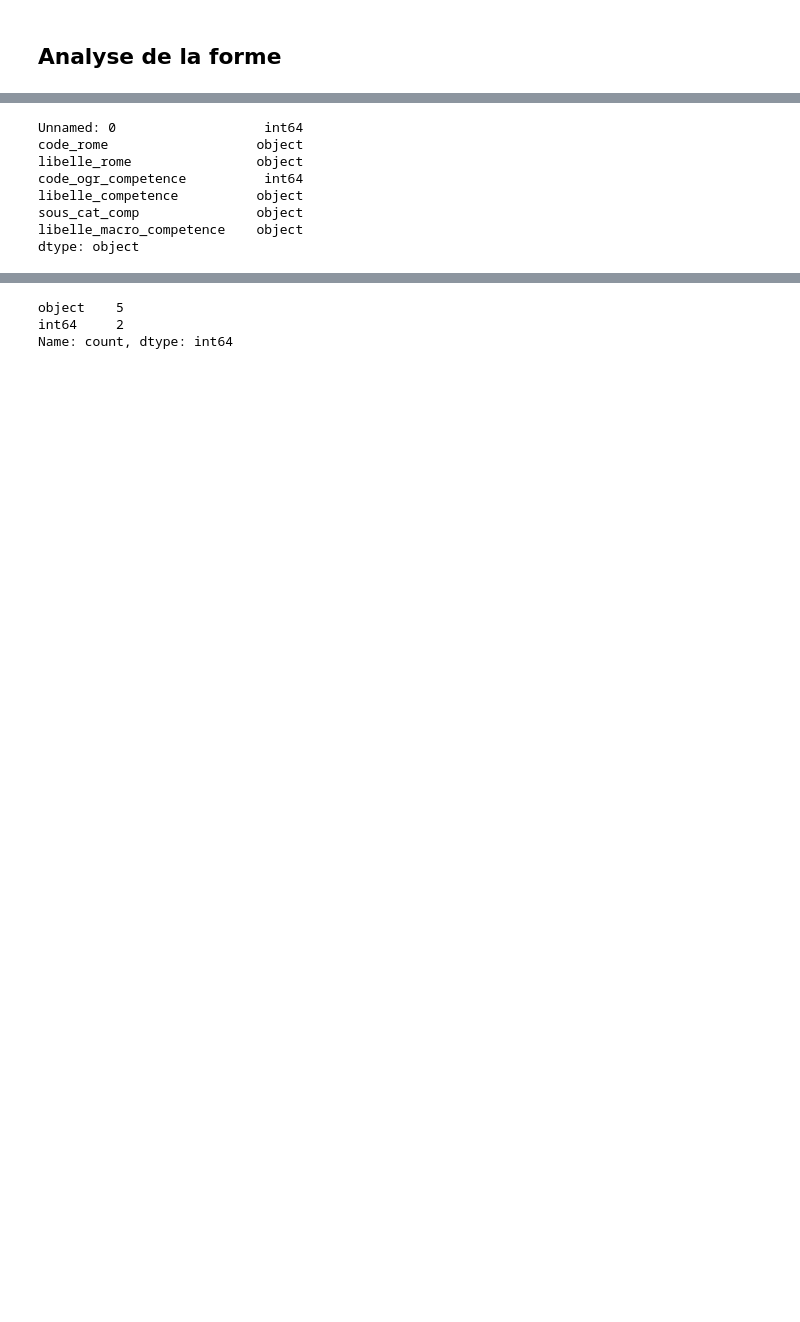
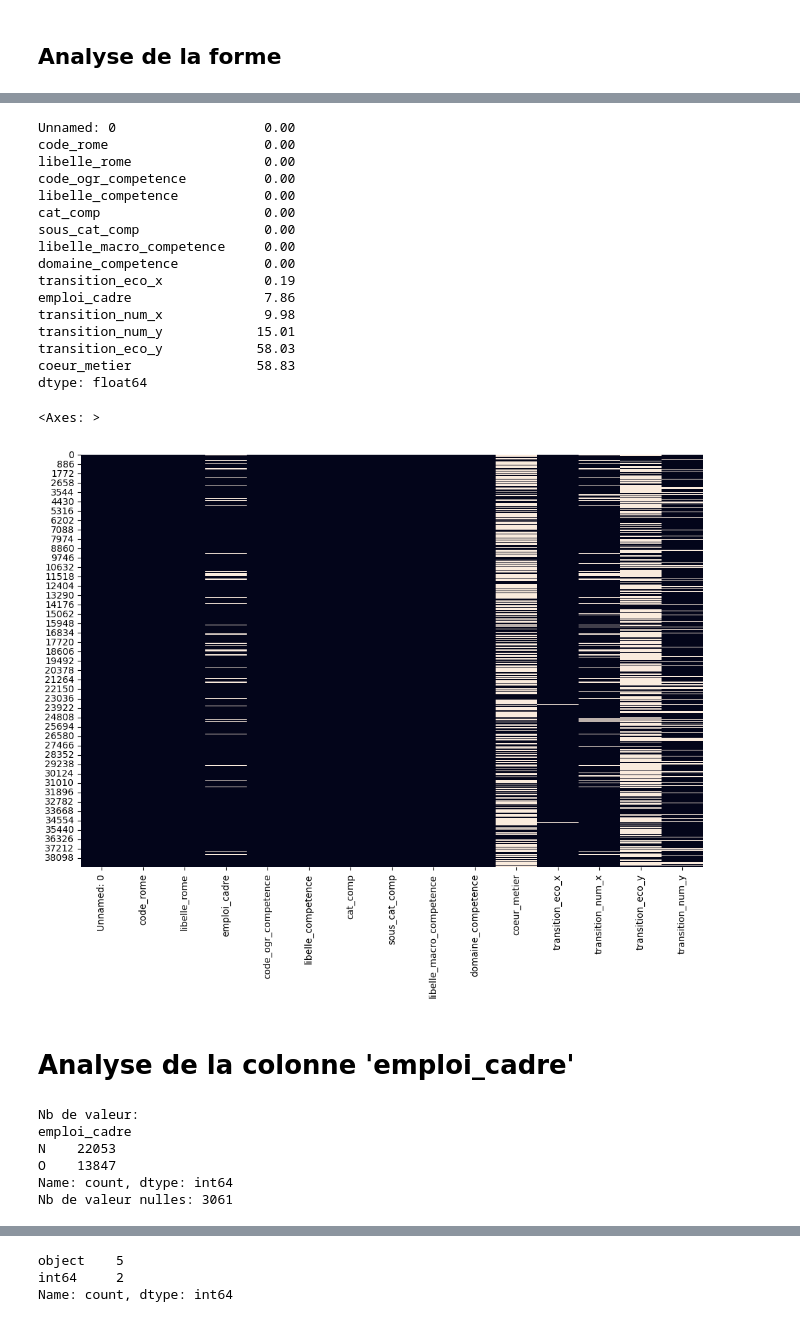
Before and after one commit to salphonse/Radar-Metier, a Jupyter notebook: script/ML/ML - EDA.ipynb, the cells around one changed output, grey strips where cells are left out. Drawn from its saved outputs; the diff is of its cells as text; code cells hidden in the pictures; blank space fills up the shorter version.

```diff
--- a/script/ML/ML - EDA.ipynb
+++ b/script/ML/ML - EDA.ipynb
@@ -281,12 +165,45 @@ df.head(20)
 # %%
-# Visualisation des types de données
-df.dtypes
+# Rechercher les valeurs manquantes (NaN) et décider : suppression / imputation.
+
+# Taux de valeur nulles (en %):
+df_nan = (df.isna().sum()/df.shape[0]).sort_values(ascending= True)
+df_nan = df_nan * 100
+print(f"{df_nan.round(2)}")
+
+# Heat map
+plt.figure(figsize=(12,8))
+sns.heatmap(df.isna(), cbar= False)
 # %% [output]
-Unnamed: 0                   int64
-code_rome                   object
-libelle_rome                object
-code_ogr_competence          int64
-libelle_competence          object
-sous_cat_comp               object
-libelle_macro_competence    object
-dtype: object
+Unnamed: 0                   0.00
+code_rome                    0.00
+libelle_rome                 0.00
+code_ogr_competence          0.00
+libelle_competence           0.00
+cat_comp                     0.00
+sous_cat_comp                0.00
+libelle_macro_competence     0.00
+domaine_competence           0.00
+transition_eco_x             0.19
+emploi_cadre                 7.86
+transition_num_x             9.98
+transition_num_y            15.01
+transition_eco_y            58.03
+coeur_metier                58.83
+dtype: float64
+<Axes: >
+[figure, added]
+# %% [markdown]
+# Analyse de la colonne 'emploi_cadre'
+# %%
+# Lister les valeurs
+print("Nb de valeur:")
+print(f"{df['emploi_cadre'].value_counts()}")
+
+print("Nb de valeur nulles:", f"{df['emploi_cadre'].isna().sum()}")
+# %% [output]
+Nb de valeur:
+emploi_cadre
+N    22053
+O    13847
+Name: count, dtype: int64
+Nb de valeur nulles: 3061
```
Also changed, not shown: parts of 32 cells of this notebook, 1 other file.
